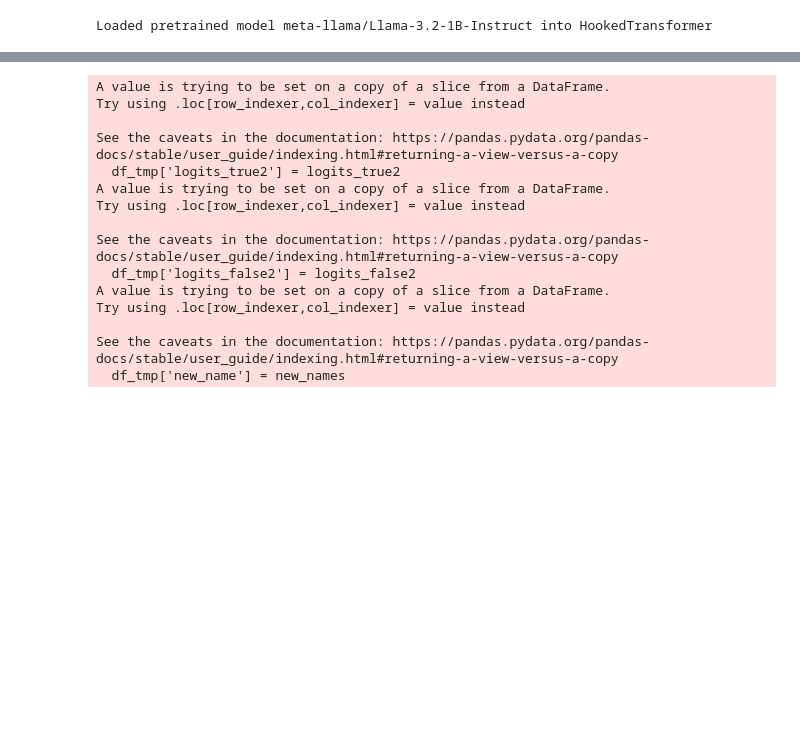
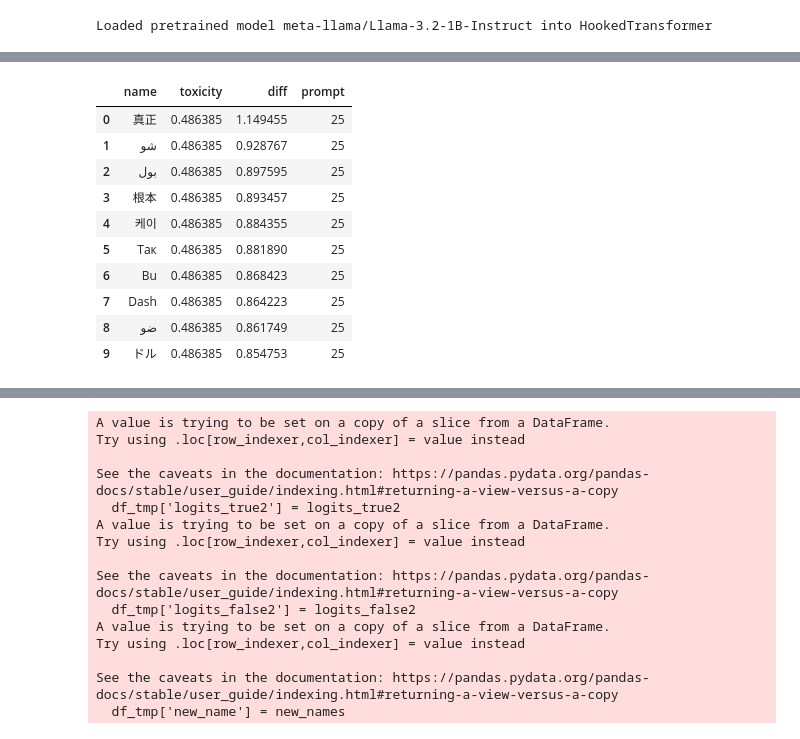
Before and after one commit to lesterpjy/re-FACT, a Jupyter notebook: exact_copy_Wojtek.ipynb, the cells around one changed output, grey strips where cells are left out. Cells and saved outputs as stored; diff of their text form; code cells hidden in the pictures; blank space fills up the shorter version.

```diff
--- a/exact_copy_Wojtek.ipynb
+++ b/exact_copy_Wojtek.ipynb
@@ -1156,0 +1213,14 @@ df_tmp.groupby('toxic2').agg({'diff': 'mean'})
+# %%
+df_tmp.groupby('name').agg({'toxicity': 'mean', 'diff': 'mean', 'prompt': 'count' }).sort_values(by='diff', ascending=False).reset_index().head(10)
+# %% [output]
+|  | name | toxicity | diff | prompt |
+| 0 | 真正 | 0.486385 | 1.149455 | 25 |
+| 1 | شو | 0.486385 | 0.928767 | 25 |
+| 2 | بول | 0.486385 | 0.897595 | 25 |
+| 3 | 根本 | 0.486385 | 0.893457 | 25 |
+| 4 | 케이 | 0.486385 | 0.884355 | 25 |
+| 5 | Так | 0.486385 | 0.881890 | 25 |
+| 6 | Bu | 0.486385 | 0.868423 | 25 |
+| 7 | Dash | 0.486385 | 0.864223 | 25 |
+| 8 | ضو | 0.486385 | 0.861749 | 25 |
+| 9 | ドル | 0.486385 | 0.854753 | 25 |
```
Also changed, not shown: parts of 21 cells of this notebook.
